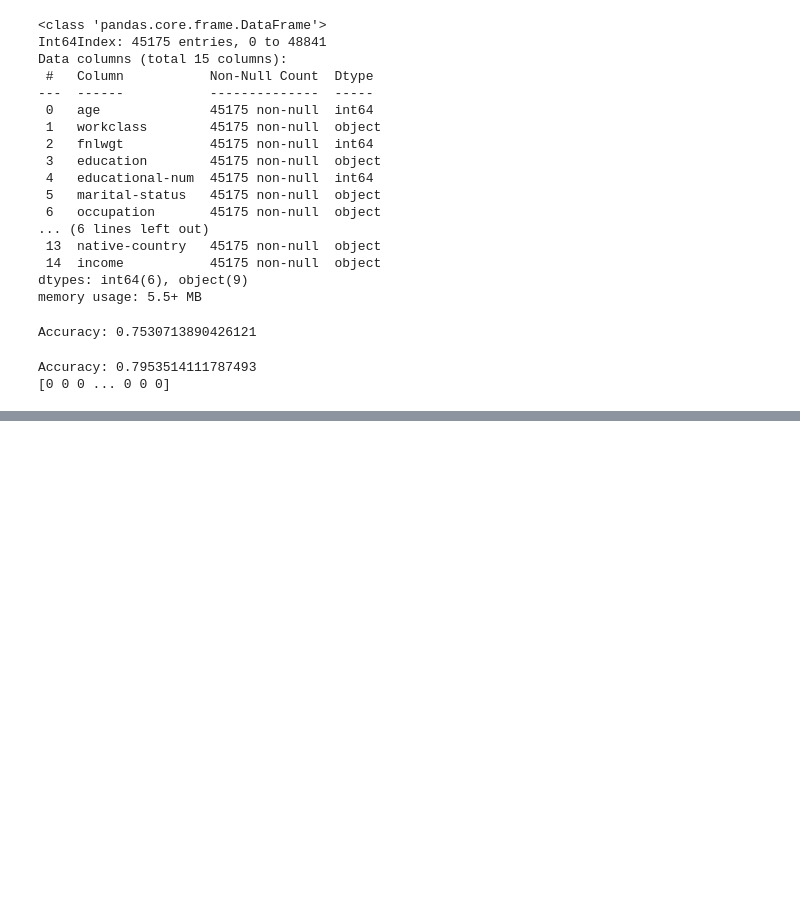
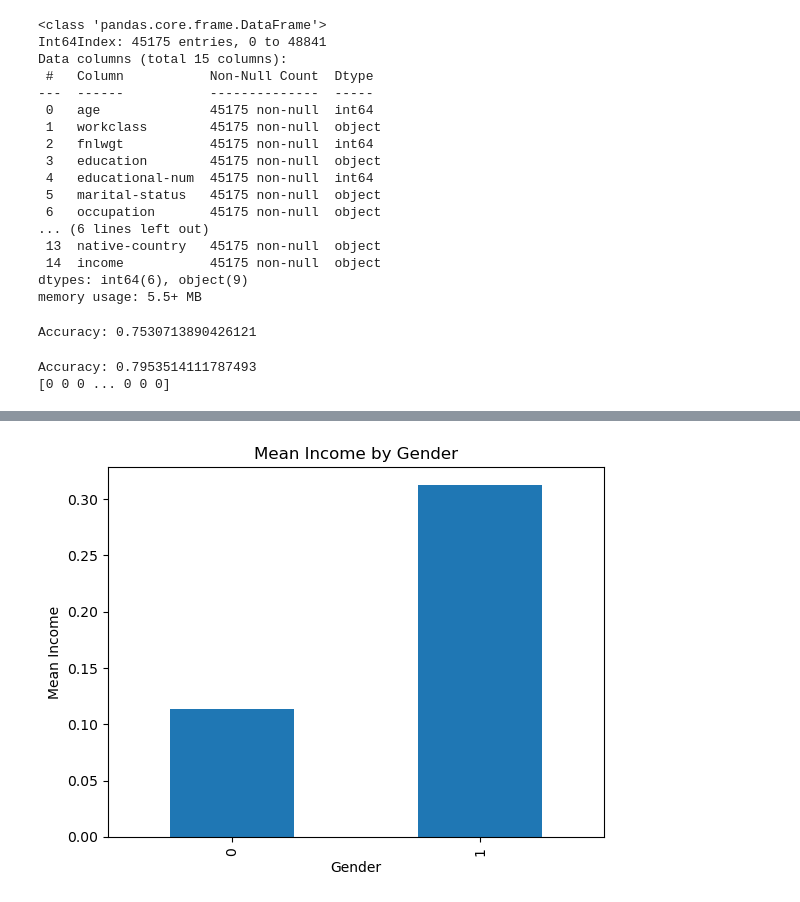
Before and after one commit to jul1998/Pandas-Python, a Jupyter notebook: adult-income-dataset.ipynb, the cells around one changed output, grey strips where cells are left out. Saved outputs shown, nothing was run; the diff lists cells and outputs as text; code cells hidden in the pictures; blank space fills up the shorter version.

Commit message:
Kaggle Notebook | Adult income dataset | Version 2

```diff
--- a/adult-income-dataset.ipynb
+++ b/adult-income-dataset.ipynb
@@ -269,0 +305,4 @@ Accuracy: 0.7953514111787493
+# %%
+# Replace Salary Values With 0 and 1
+data["income"] = data["income"].replace({"<=50K":0, ">50K":1})
+data["income"]
@@ -269,0 +337,15 @@ Accuracy: 0.7953514111787493
+# %%
+#How Has Better Chance To Get Salary greater than 50K Male or Female?
+income_by_gender  = data.groupby("gender")["income"].mean()
+
+income_by_gender.plot.bar()
+
+# set the title and axis labels
+plt.title("Mean Income by Gender")
+plt.xlabel("Gender")
+plt.ylabel("Mean Income")
+
+# show the plot
+plt.show()
+# %% [output]
+[figure, added]
```
Also changed, not shown: parts of 6 cells of this notebook.
